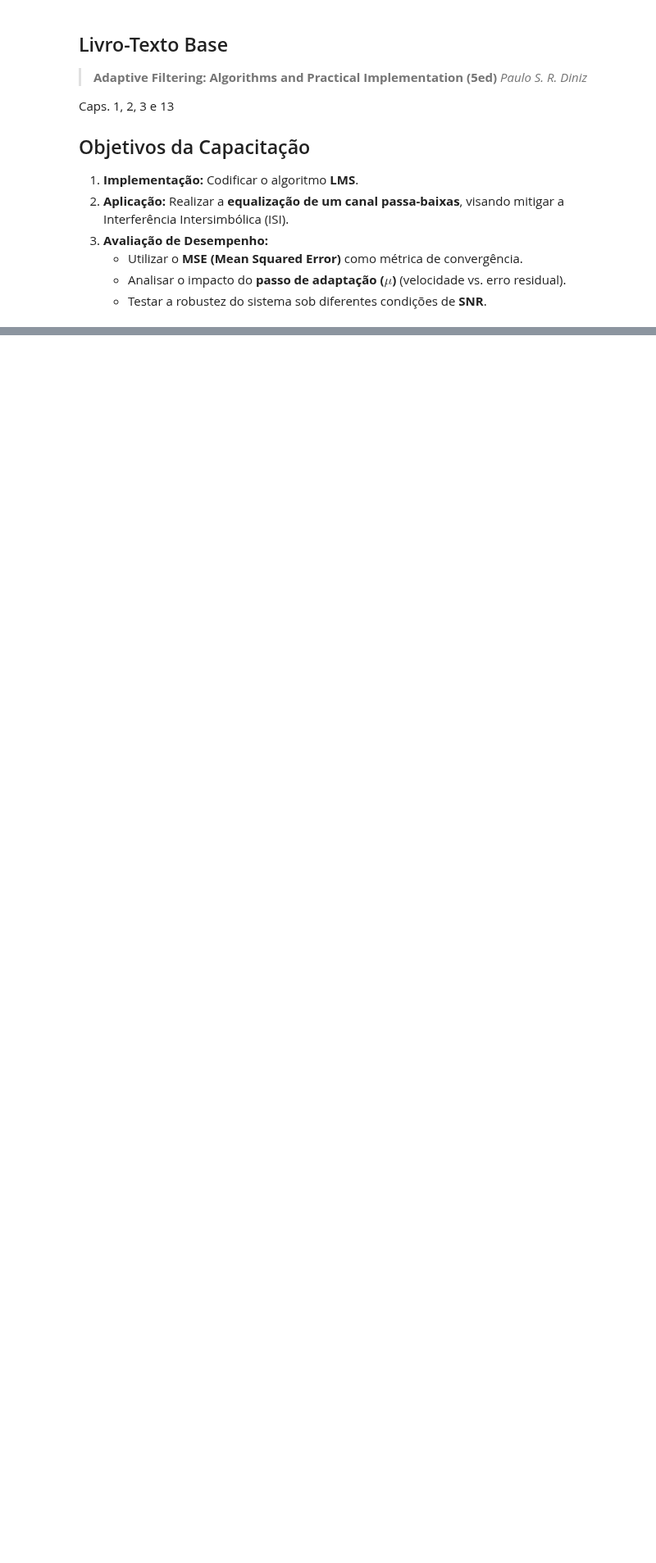
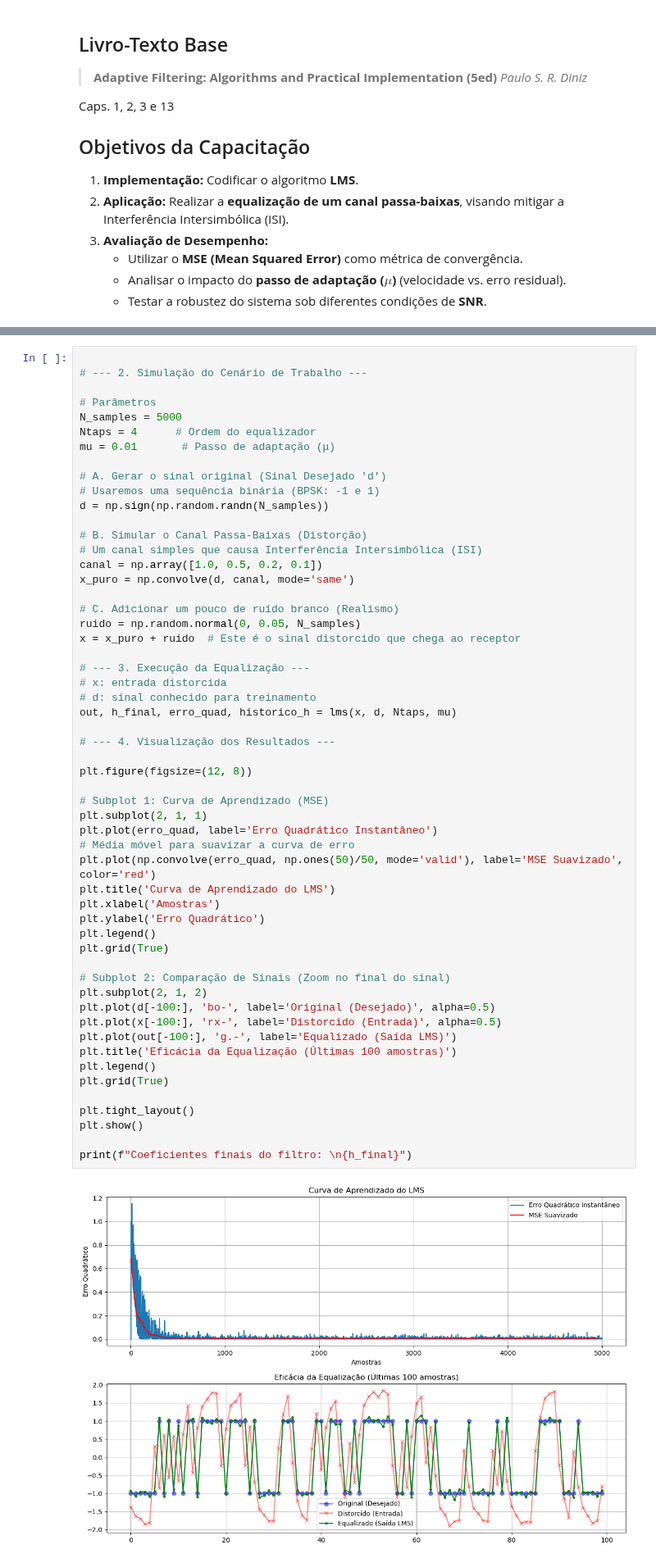
Before and after one commit to elmerfariass/DSPcap, a Jupyter notebook: Adpative Filter.ipynb, the cells around one changed output, grey strips where cells are left out. Shown at 82% size. Saved outputs shown, nothing was run; the diff lists cells and outputs as text; blank space fills up the shorter version.

```diff
--- a/Adpative Filter.ipynb
+++ b/Adpative Filter.ipynb
@@ -168,0 +204,57 @@ plt.show()
+# %%
+
+# --- 2. Simulação do Cenário de Trabalho ---
+
+# Parâmetros
+N_samples = 5000
+Ntaps = 4      # Ordem do equalizador
+mu = 0.01       # Passo de adaptação (μ)
+
+# A. Gerar o sinal original (Sinal Desejado 'd')
+# Usaremos uma sequência binária (BPSK: -1 e 1)
+d = np.sign(np.random.randn(N_samples))
+
+# B. Simular o Canal Passa-Baixas (Distorção)
+# Um canal simples que causa Interferência Intersimbólica (ISI)
+canal = np.array([1.0, 0.5, 0.2, 0.1])
+x_puro = np.convolve(d, canal, mode='same')
+
+# C. Adicionar um pouco de ruído branco (Realismo)
+ruido = np.random.normal(0, 0.05, N_samples)
+x = x_puro + ruido  # Este é o sinal distorcido que chega ao receptor
+
+# --- 3. Execução da Equalização ---
+# x: entrada distorcida
+# d: sinal conhecido para treinamento
+out, h_final, erro_quad, historico_h = lms(x, d, Ntaps, mu)
+
+# --- 4. Visualização dos Resultados ---
+
+plt.figure(figsize=(12, 8))
+
+# Subplot 1: Curva de Aprendizado (MSE)
+plt.subplot(2, 1, 1)
+plt.plot(erro_quad, label='Erro Quadrático Instantâneo')
+# Média móvel para suavizar a curva de erro
+plt.plot(np.convolve(erro_quad, np.ones(50)/50, mode='valid'), label='MSE Suavizado', color='red')
+plt.title('Curva de Aprendizado do LMS')
+plt.xlabel('Amostras')
+plt.ylabel('Erro Quadrático')
+plt.legend()
+plt.grid(True)
+
+# Subplot 2: Comparação de Sinais (Zoom no final do sinal)
+plt.subplot(2, 1, 2)
+plt.plot(d[-100:], 'bo-', label='Original (Desejado)', alpha=0.5)
+plt.plot(x[-100:], 'rx-', label='Distorcido (Entrada)', alpha=0.5)
+plt.plot(out[-100:], 'g.-', label='Equalizado (Saída LMS)')
+plt.title('Eficácia da Equalização (Últimas 100 amostras)')
+plt.legend()
+plt.grid(True)
+
+plt.tight_layout()
+plt.show()
+
+print(f"Coeficientes finais do filtro: \n{h_final}")
+# %% [output]
+[figure, added]
```
Also changed, not shown: parts of 9 cells of this notebook, 2 other files.
